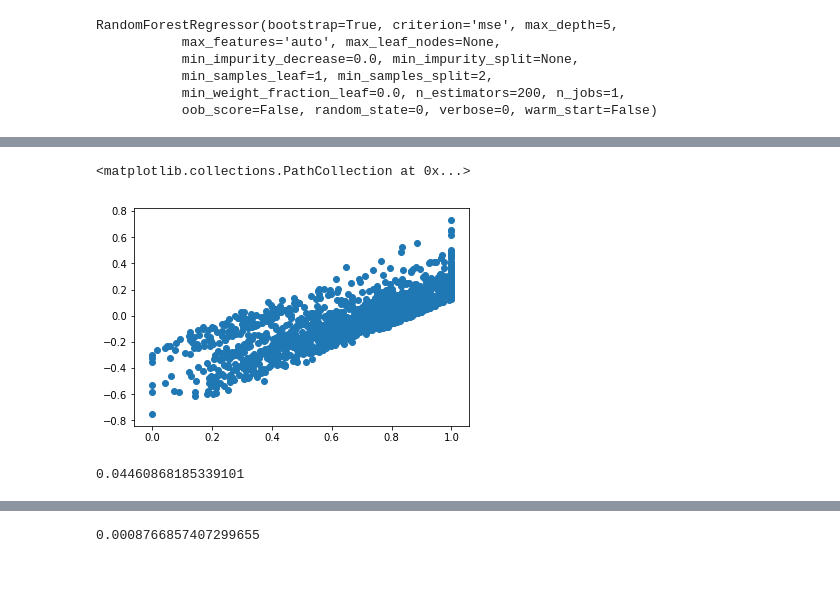
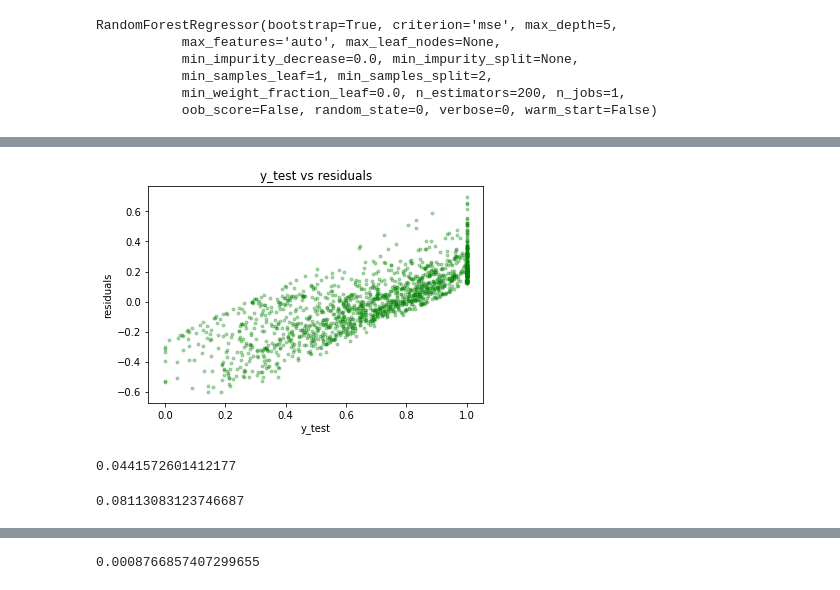
Before and after one commit to eranblack/Capstone, a Jupyter notebook: EDA.ipynb, the cells around one changed output, grey strips where cells are left out. Drawn from its saved outputs; the diff is of its cells as text; code cells hidden in the pictures.

```diff
--- a/EDA.ipynb
+++ b/EDA.ipynb
@@ -544,10 +557,14 @@ combined_light.shape
+# %%
+X_train=X_train[~X_train.isna().any(axis=1)]
+# %%
+y_train=y_train[~y_train.isna()]
 # %%
-X=combined_light[cols].values
-y=combined_light['n_ppg_curr'].values
-X_df=combined_light[cols]
-y_df=combined_light['n_ppg_curr']
-X_train, X_test, y_train, y_test = train_test_split(X_df, y_df, test_size=0.33, random_state=42)
-rf_reg = RandomForestRegressor(max_depth=5, random_state=0,n_estimators=200)
+# X=combined_light[cols].values
+# y=combined_light['n_ppg_curr'].values
+# X_df=combined_light[cols]
+# y_df=combined_light['n_ppg_curr']
+# X_train, X_test, y_train, y_test = train_test_split(X_df, y_df, test_size=0.33, random_state=42)
+# rf_reg = RandomForestRegressor(max_depth=5, random_state=0,n_estimators=200)
 rf_reg.fit(X_train,y_train)
 # %% [output]
 RandomForestRegressor(bootstrap=True, criterion='mse', max_depth=5,
@@ -559,13 +585,21 @@ RandomForestRegressor(bootstrap=True, criterion='mse', max_depth=5,
 # %%
 y_pred=rf_reg.predict(X_test)
-plt.scatter(y_test,y_test-y_pred) #basic model after normalizing the data
+plt.scatter(y_test,y_test-y_pred, c='green', marker='.', alpha=0.3) #basic model after normalizing the data
+plt.title('y_test vs residuals')
+plt.xlabel('y_test')
+plt.ylabel('residuals')
+plt.savefig('plots/model2_resids.png')
+plt.show()
 # %% [output]
-<matplotlib.collections.PathCollection at 0x...>
-[figure, old version]
+[figure, new version]
 # %%
 mean_squared_error(y_test,y_pred)
 # %% [output]
-0.04460868185339101
+0.0441572601412177
+# %%
+mean_squared_error(y_test,X_test['n_ppg_prev'])
+# %% [output]
+0.08113083123746687
 # %%
 # temp=combined[combined['Player']=='Darius Johnson-Odom'].index
 # combined.drop(index=temp, axis=0, inplace=True) used to remove aNaN player
```
Also changed, not shown: parts of 9 cells of this notebook, 6 other files.
